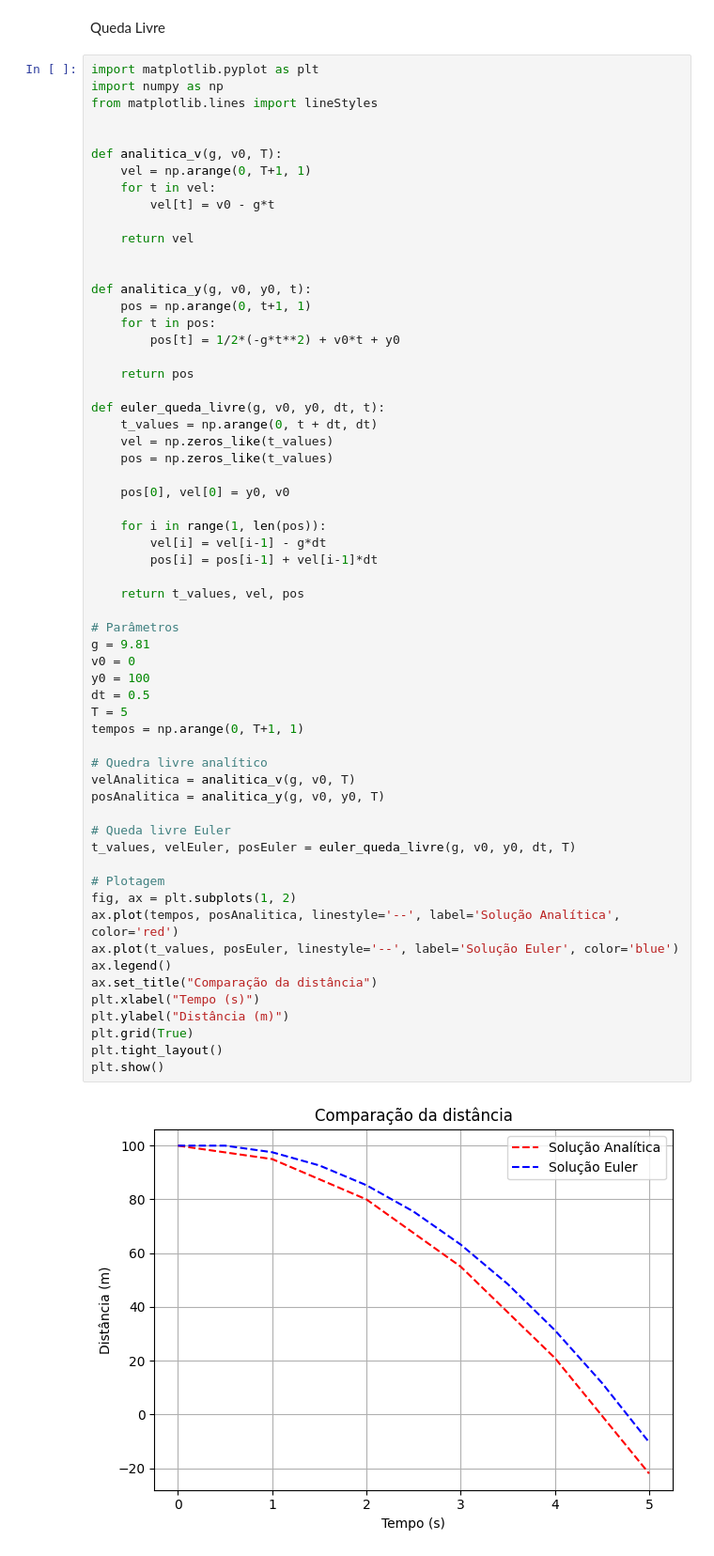
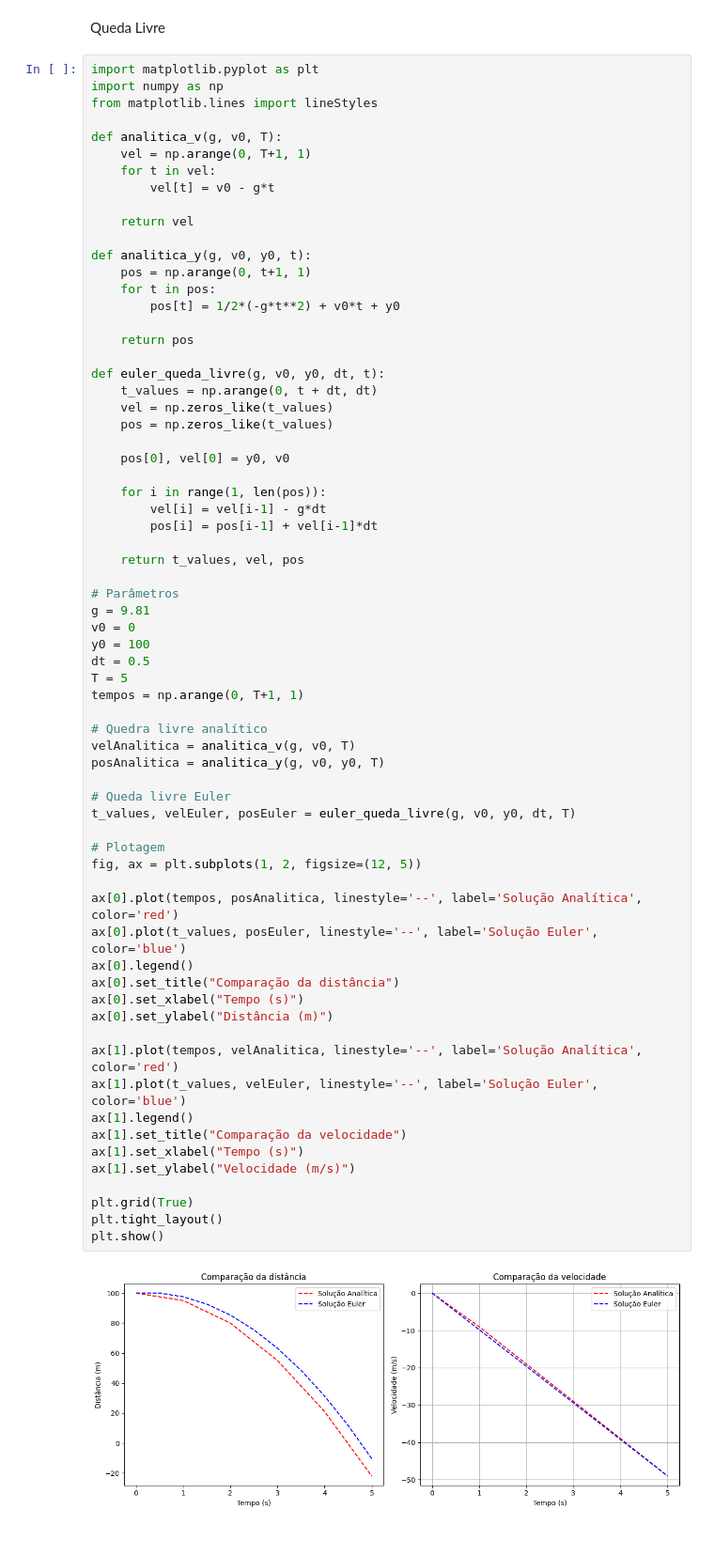
Before and after one commit to ezequiel14carvalho/modelin-and-simulation, a Jupyter notebook: quedaLivre.ipynb, the cells around one changed output. Shown at 94% size. Cells and saved outputs as stored; diff of their text form.

```diff
--- a/quedaLivre.ipynb
+++ b/quedaLivre.ipynb
@@ -4,7 +4,6 @@ Queda Livre
 import matplotlib.pyplot as plt
 import numpy as np
 from matplotlib.lines import lineStyles
-
 
 def analitica_v(g, v0, T):
     vel = np.arange(0, T+1, 1)
@@ -12,7 +11,6 @@ def analitica_v(g, v0, T):
         vel[t] = v0 - g*t
 
     return vel
-
 
 def analitica_y(g, v0, y0, t):
     pos = np.arange(0, t+1, 1)
@@ -27,38 +25,47 @@ def euler_queda_livre(g, v0, y0, dt, t):
     pos = np.zeros_like(t_values)
 
     pos[0], vel[0] = y0, v0
 
     for i in range(1, len(pos)):
         vel[i] = vel[i-1] - g*dt
         pos[i] = pos[i-1] + vel[i-1]*dt
 
     return t_values, vel, pos
 
 # Parâmetros
 g = 9.81
 v0 = 0
 y0 = 100
 dt = 0.5
 T = 5
 tempos = np.arange(0, T+1, 1)
 
 # Quedra livre analítico
 velAnalitica = analitica_v(g, v0, T)
 posAnalitica = analitica_y(g, v0, y0, T)
 
 # Queda livre Euler
 t_values, velEuler, posEuler = euler_queda_livre(g, v0, y0, dt, T)
 
 # Plotagem
-fig, ax = plt.subplots(1, 2)
-ax.plot(tempos, posAnalitica, linestyle='--', label='Solução Analítica', color='red')
-ax.plot(t_values, posEuler, linestyle='--', label='Solução Euler', color='blue')
-ax.legend()
-ax.set_title("Comparação da distância")
-plt.xlabel("Tempo (s)")
-plt.ylabel("Distância (m)")
+fig, ax = plt.subplots(1, 2, figsize=(12, 5))
+
+ax[0].plot(tempos, posAnalitica, linestyle='--', label='Solução Analítica', color='red')
+ax[0].plot(t_values, posEuler, linestyle='--', label='Solução Euler', color='blue')
+ax[0].legend()
+ax[0].set_title("Comparação da distância")
+ax[0].set_xlabel("Tempo (s)")
+ax[0].set_ylabel("Distância (m)")
+
+ax[1].plot(tempos, velAnalitica, linestyle='--', label='Solução Analítica', color='red')
+ax[1].plot(t_values, velEuler, linestyle='--', label='Solução Euler', color='blue')
+ax[1].legend()
+ax[1].set_title("Comparação da velocidade")
+ax[1].set_xlabel("Tempo (s)")
+ax[1].set_ylabel("Velocidade (m/s)")
+
 plt.grid(True)
 plt.tight_layout()
 plt.show()
 # %% [output]
-[figure, old version]
+[figure, new version]
```
